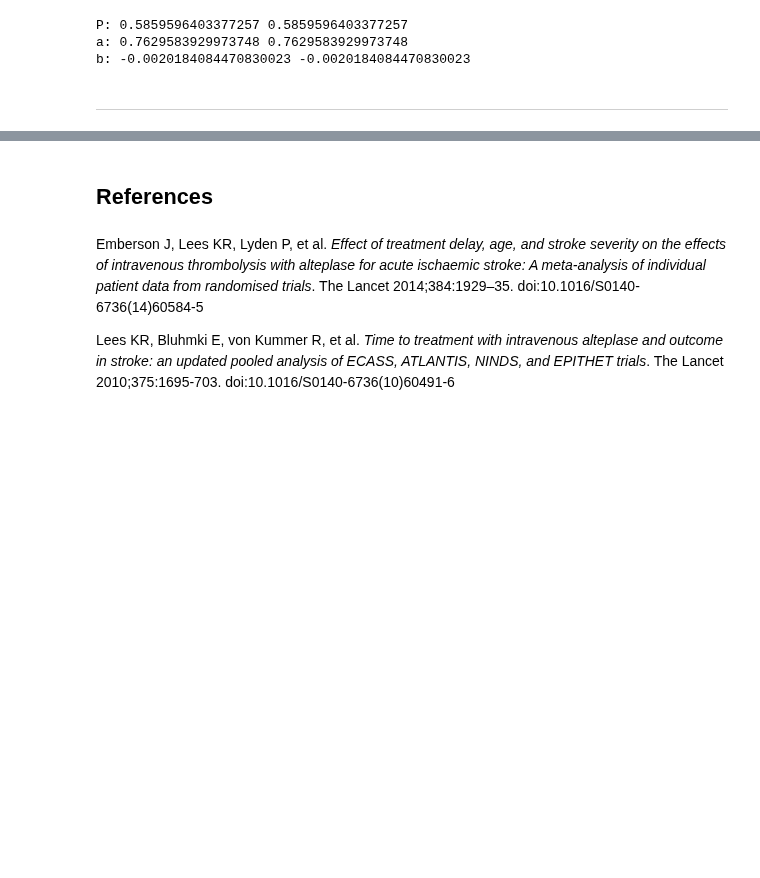
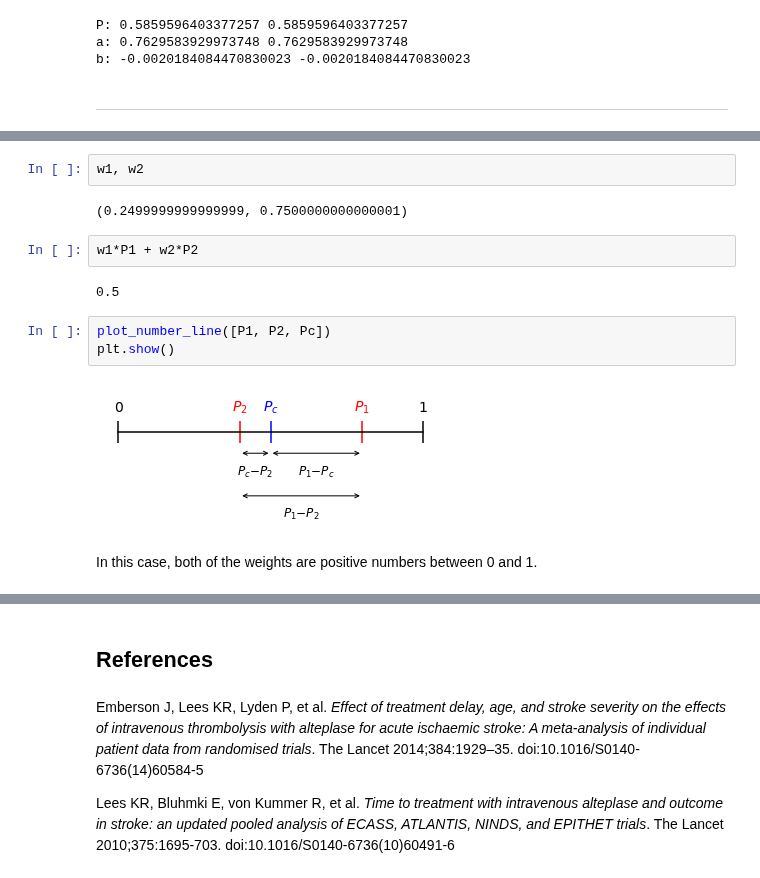
Before and after one commit to samuel-book/stroke_outcome, a Jupyter notebook: mRS_outcomes_scale.ipynb, the cells around one changed output, grey strips where cells are left out. Cells and saved outputs as stored; diff of their text form; blank space fills up the shorter version.

```diff
--- a/mRS_outcomes_scale.ipynb
+++ b/mRS_outcomes_scale.ipynb
@@ -623,0 +807,15 @@ b: -0.0020184084470830023 -0.0020184084470830023
+# %%
+w1, w2
+# %% [output]
+(0.2499999999999999, 0.7500000000000001)
+# %%
+w1*P1 + w2*P2
+# %% [output]
+0.5
+# %%
+plot_number_line([P1, P2, Pc])
+plt.show()
+# %% [output]
+[figure, added]
+# %% [markdown]
+In this case, both of the weights are positive numbers between 0 and 1.
```
Also changed, not shown: parts of 46 cells of this notebook, 1 other file.
